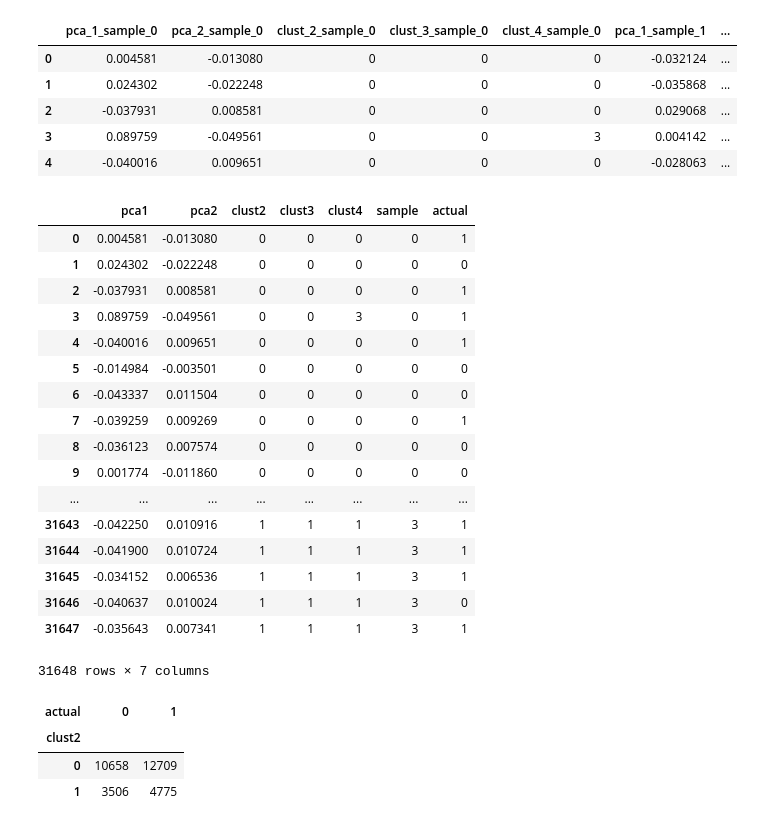
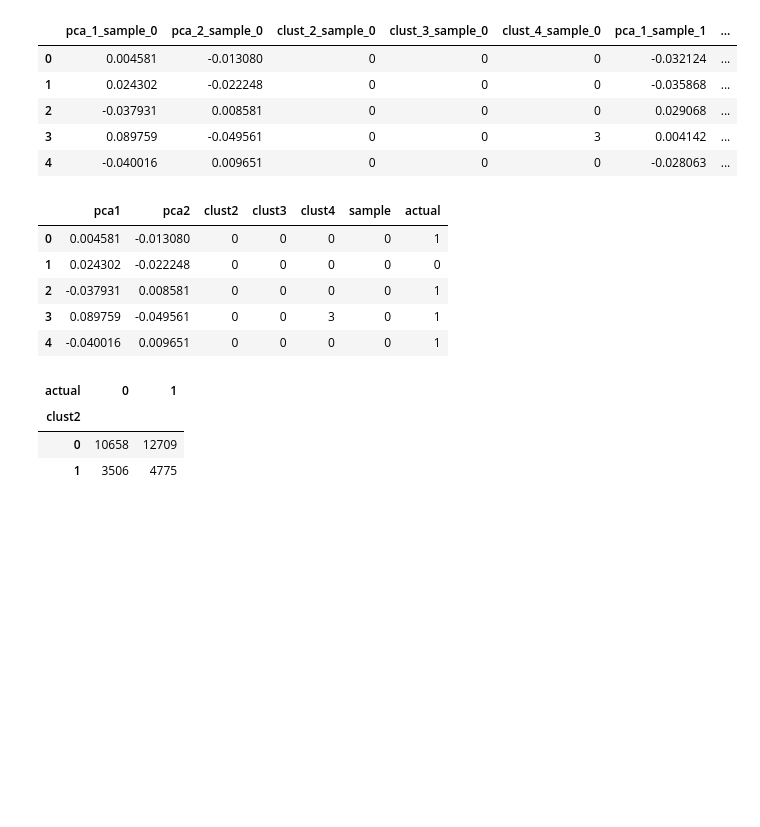
Before and after one commit to SmellsLikeCake/clustering-experiments, a Jupyter notebook: Boston-Marathon-Clustering.ipynb, the cells around one changed output. Saved outputs shown, nothing was run; the diff lists cells and outputs as text; code cells hidden in the pictures; blank space fills up the shorter version.

```diff
--- a/Boston-Marathon-Clustering.ipynb
+++ b/Boston-Marathon-Clustering.ipynb
@@ -248,46 +248,34 @@ ypred_sample1 = ypred.iloc[:, 5:10]
 ypred_sample1['sample'] = 1
 ypred_sample1['actual'] = y2['gender'].values
 ypred_sample2 = ypred.iloc[:, 10:15]
 ypred_sample2['sample'] = 2
 ypred_sample2['actual'] = y3['gender'].values
 ypred_sample3 = ypred.iloc[:, 15:]
 ypred_sample3['sample'] = 3
 ypred_sample3['actual'] = y4['gender'].values
 
 cols = ['pca1', 'pca2', 'clust2', 'clust3', 'clust4', 'sample', 'actual']
 
 ypred_sample0.columns = cols
 ypred_sample1.columns = cols
 ypred_sample2.columns = cols
 ypred_sample3.columns = cols
 
 ypred_long = pd.concat([ypred_sample0,
                         ypred_sample1,
                         ypred_sample2,
                         ypred_sample3],
                         axis=0)
 
 ypred_long.reset_index(inplace=True, drop=True)
-ypred_long
+ypred_long.head()
 # %% [output]
 |  | pca1 | pca2 | clust2 | clust3 | clust4 | sample | actual |
 | 0 | 0.004581 | -0.013080 | 0 | 0 | 0 | 0 | 1 |
 | 1 | 0.024302 | -0.022248 | 0 | 0 | 0 | 0 | 0 |
 | 2 | -0.037931 | 0.008581 | 0 | 0 | 0 | 0 | 1 |
 | 3 | 0.089759 | -0.049561 | 0 | 0 | 3 | 0 | 1 |
 | 4 | -0.040016 | 0.009651 | 0 | 0 | 0 | 0 | 1 |
-| 5 | -0.014984 | -0.003501 | 0 | 0 | 0 | 0 | 0 |
-| 6 | -0.043337 | 0.011504 | 0 | 0 | 0 | 0 | 0 |
-| 7 | -0.039259 | 0.009269 | 0 | 0 | 0 | 0 | 1 |
-| 8 | -0.036123 | 0.007574 | 0 | 0 | 0 | 0 | 0 |
-| 9 | 0.001774 | -0.011860 | 0 | 0 | 0 | 0 | 0 |
-| ... | ... | ... | ... | ... | ... | ... | ... |
-| 31643 | -0.042250 | 0.010916 | 1 | 1 | 1 | 3 | 1 |
-| 31644 | -0.041900 | 0.010724 | 1 | 1 | 1 | 3 | 1 |
-| 31645 | -0.034152 | 0.006536 | 1 | 1 | 1 | 3 | 1 |
-| 31646 | -0.040637 | 0.010024 | 1 | 1 | 1 | 3 | 0 |
-| 31647 | -0.035643 | 0.007341 | 1 | 1 | 1 | 3 | 1 |
-31648 rows × 7 columns
 # %%
 pd.crosstab(ypred_long['clust2'], ypred_long['actual'])
 # %% [output]
```
